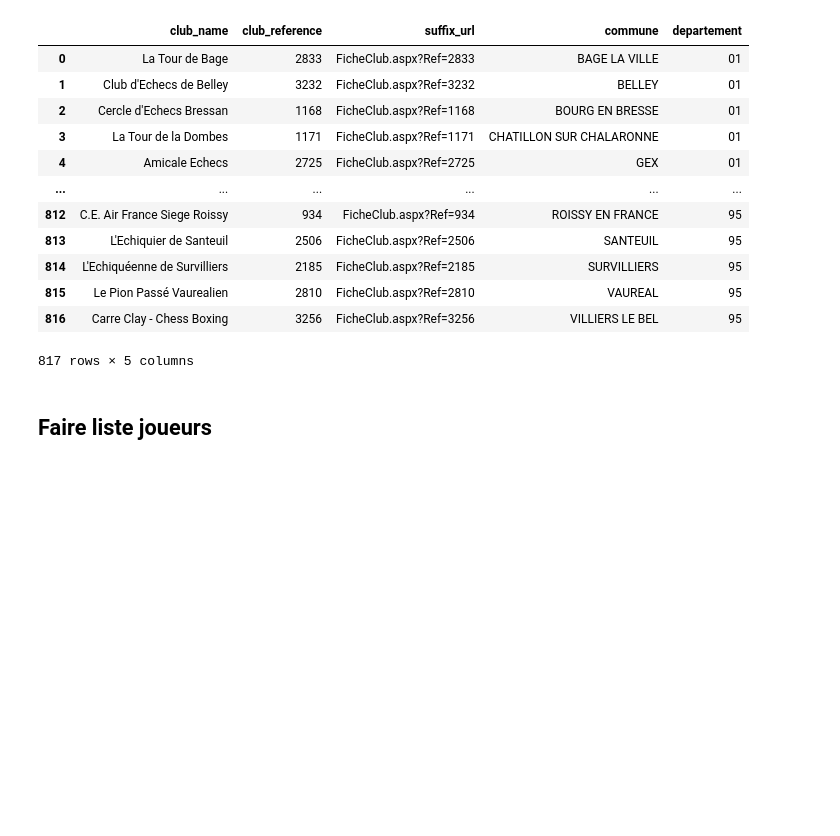
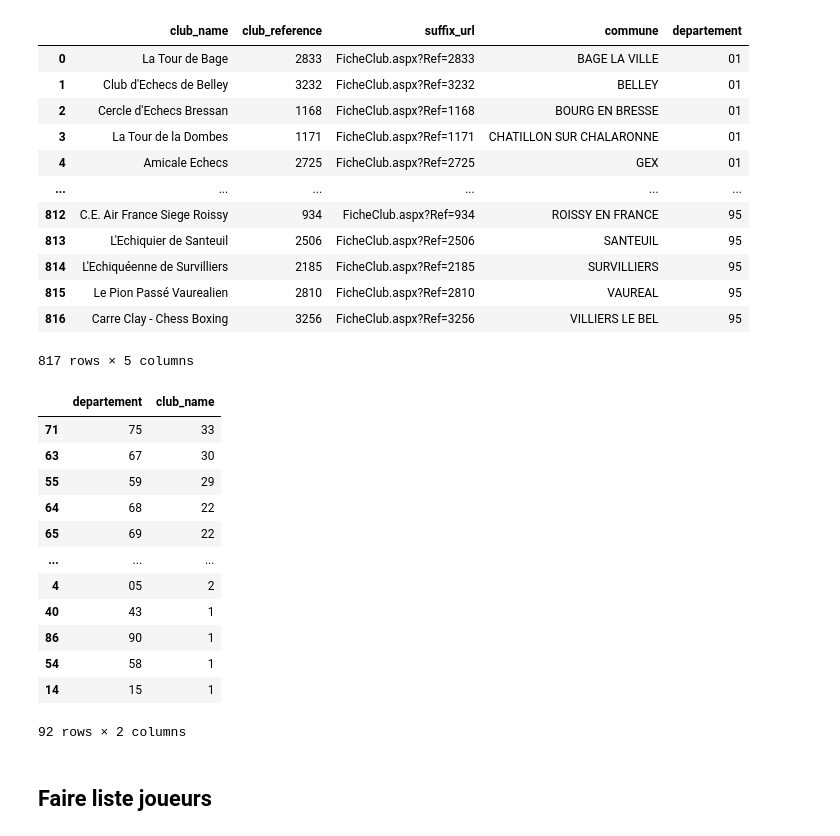
Before and after one commit to antoine-palazz/30daysmapchallenge2022, a Jupyter notebook: day20_favourite/day20.ipynb, the cells around one changed output. Saved outputs shown, nothing was run; the diff lists cells and outputs as text; code cells hidden in the pictures; blank space fills up the shorter version.

```diff
--- a/day20_favourite/day20.ipynb
+++ b/day20_favourite/day20.ipynb
@@ -121,6 +125,23 @@ df_clubs
 | 815 | Le Pion Passé Vaurealien | 2810 | FicheClub.aspx?Ref=2810 | VAUREAL | 95 |
 | 816 | Carre Clay - Chess Boxing | 3256 | FicheClub.aspx?Ref=3256 | VILLIERS LE BEL | 95 |
 817 rows × 5 columns
+# %%
+nombres_clubs = df_clubs.groupby('departement', as_index=False)['club_name'].count().sort_values(by='club_name', ascending=False)
+nombres_clubs
+# %% [output]
+|  | departement | club_name |
+| 71 | 75 | 33 |
+| 63 | 67 | 30 |
+| 55 | 59 | 29 |
+| 64 | 68 | 22 |
+| 65 | 69 | 22 |
+| ... | ... | ... |
+| 4 | 05 | 2 |
+| 40 | 43 | 1 |
+| 86 | 90 | 1 |
+| 54 | 58 | 1 |
+| 14 | 15 | 1 |
+92 rows × 2 columns
 # %% [markdown]
 ## Faire liste joueurs
 # %%
```
Also changed, not shown: parts of 9 cells of this notebook, 1 other file.
